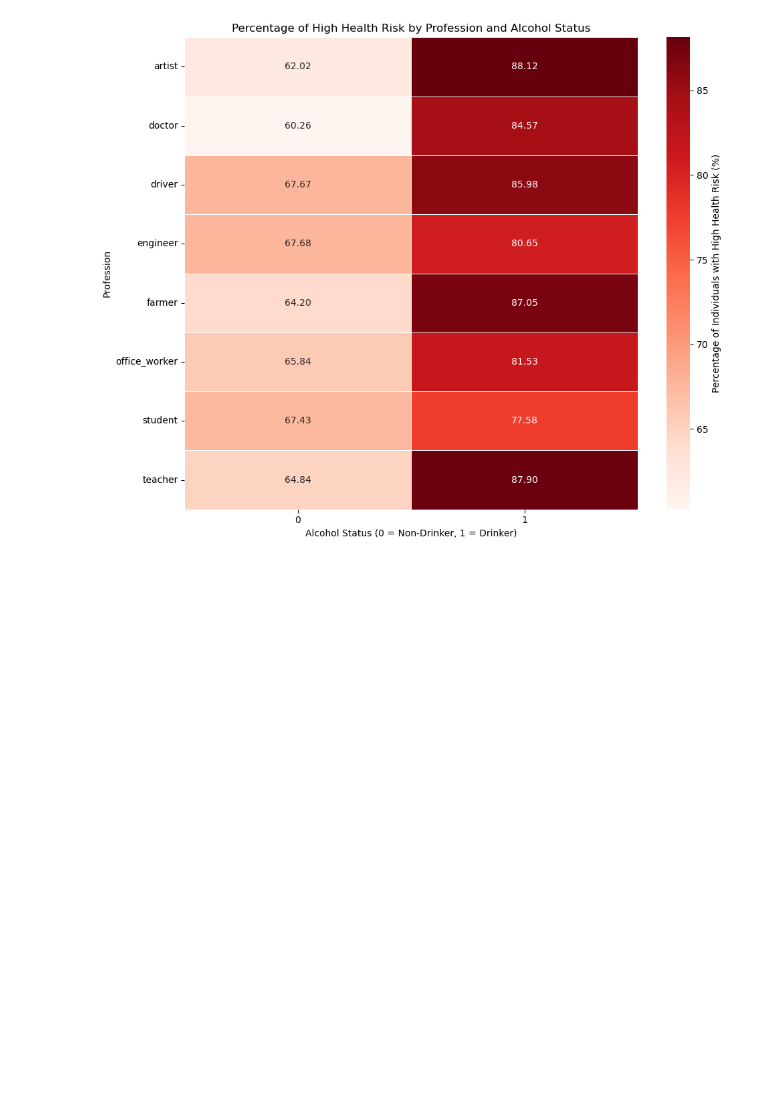
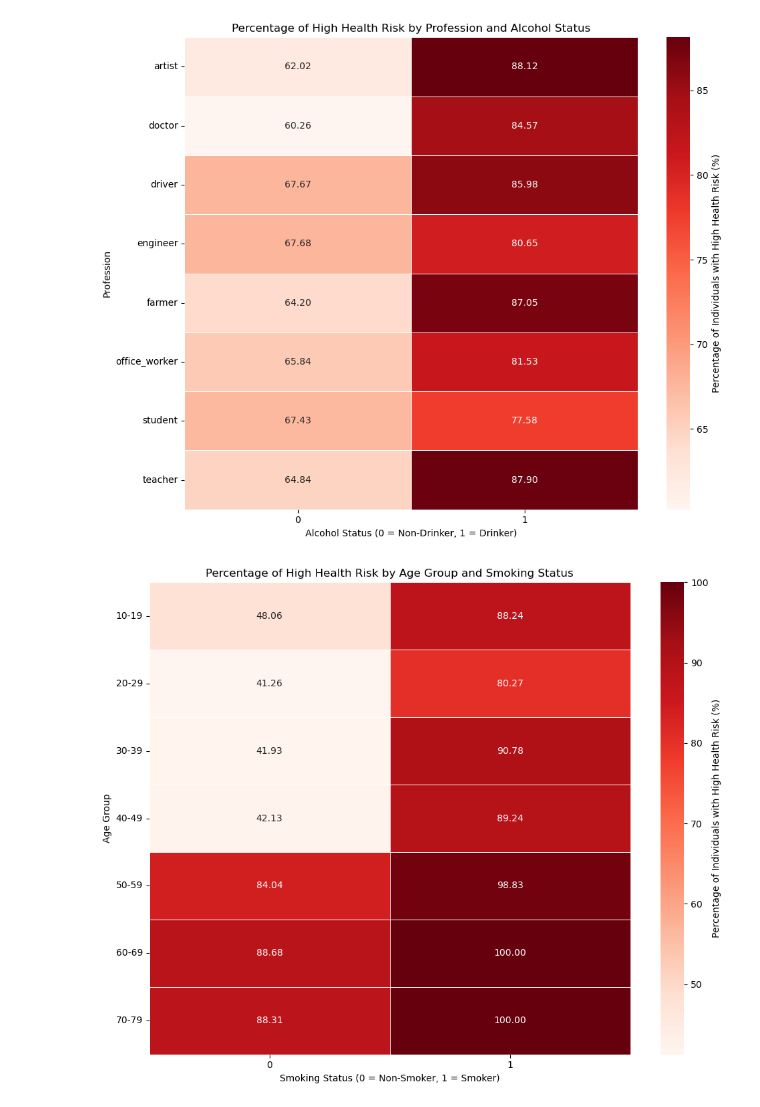
Before and after one commit to MyleeCS/Lifestyle-and-Health-Risk-EDA, a Jupyter notebook: lifestyle-and-health-risk-eda.ipynb, the cells around one changed output. Saved outputs shown, nothing was run; the diff lists cells and outputs as text; code cells hidden in the pictures; blank space fills up the shorter version.

Commit message:
Age bins graphs

```diff
--- a/lifestyle-and-health-risk-eda.ipynb
+++ b/lifestyle-and-health-risk-eda.ipynb
@@ -273,3 +273,34 @@ plt.tight_layout()
 plt.show()
 # %% [output]
 [figure]
+# %%
+age_bins = [0, 10, 20, 30, 40, 50, 60, 70, 80, 90, 100]
+age_labels = ['<10', '10-19', '20-29', '30-39', '40-49', '50-59', '60-69', '70-79', '80-89', '90+']
+df['age_group'] = pd.cut(df['age'], bins=age_bins, labels=age_labels, right=False)
+
+age_smoking = pd.crosstab([df['age_group'], df['smoking']], df['health_risk'])
+age_smoking['Total'] = age_smoking.sum(axis=1)
+age_smoking['High_Risk_Percentage'] = (age_smoking.get(1, 0) / age_smoking['Total'])
+# Prepare data for heatmap
+heatmap_data = age_smoking['High_Risk_Percentage'].unstack()*100
+# Plot the heatmap
+plt.figure(figsize=(10, 8)) # Adjusted size slightly for better fit
+sns.heatmap(
+    heatmap_data,
+    annot=True,
+    fmt='.2f', # Display as percentage with one decimal place (e.g., 63.1)
+    cmap='Reds',
+    linewidths=.5,
+    linecolor='white',
+    cbar_kws={'label': 'Percentage of Individuals with High Health Risk (%)'}
+)
+# Customize the axis labels and title
+plt.xlabel('Smoking Status (0 = Non-Smoker, 1 = Smoker)')
+plt.ylabel('Age Group')
+plt.title('Percentage of High Health Risk by Age Group and Smoking Status')
+plt.xticks(rotation=0)
+plt.yticks(rotation=0)
+plt.tight_layout()
+plt.show()
+# %% [output]
+[figure, added]
```
Also changed, not shown: parts of 2 cells of this notebook.
